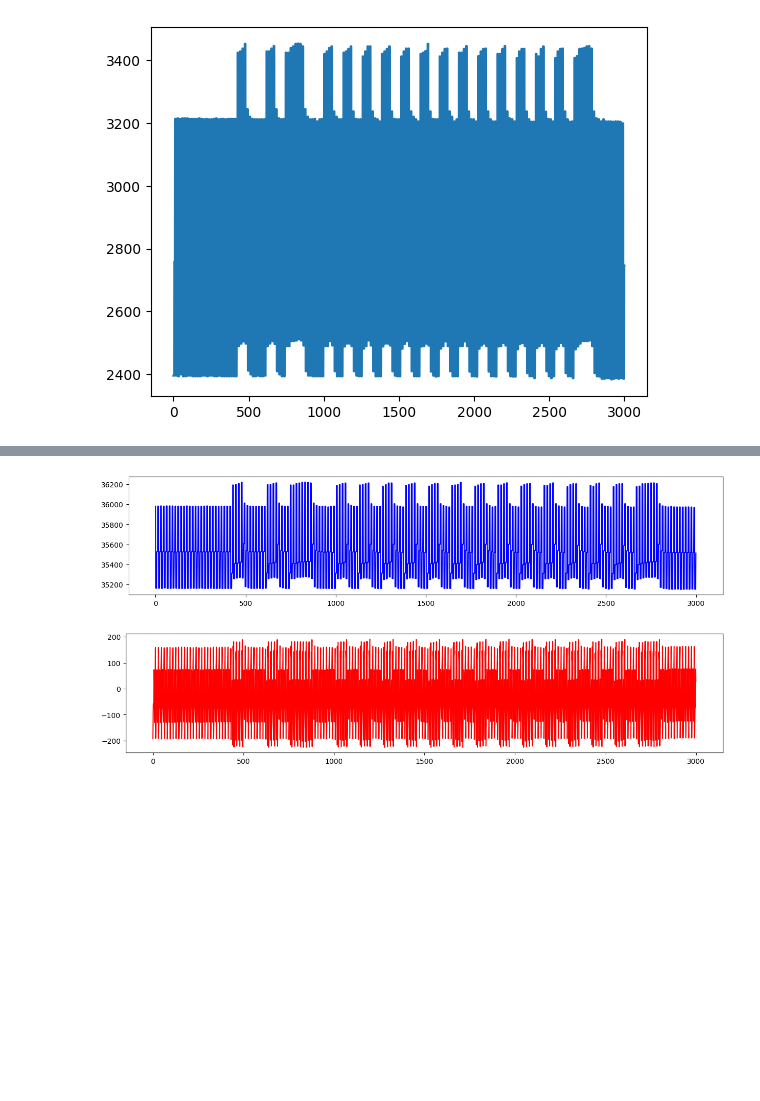
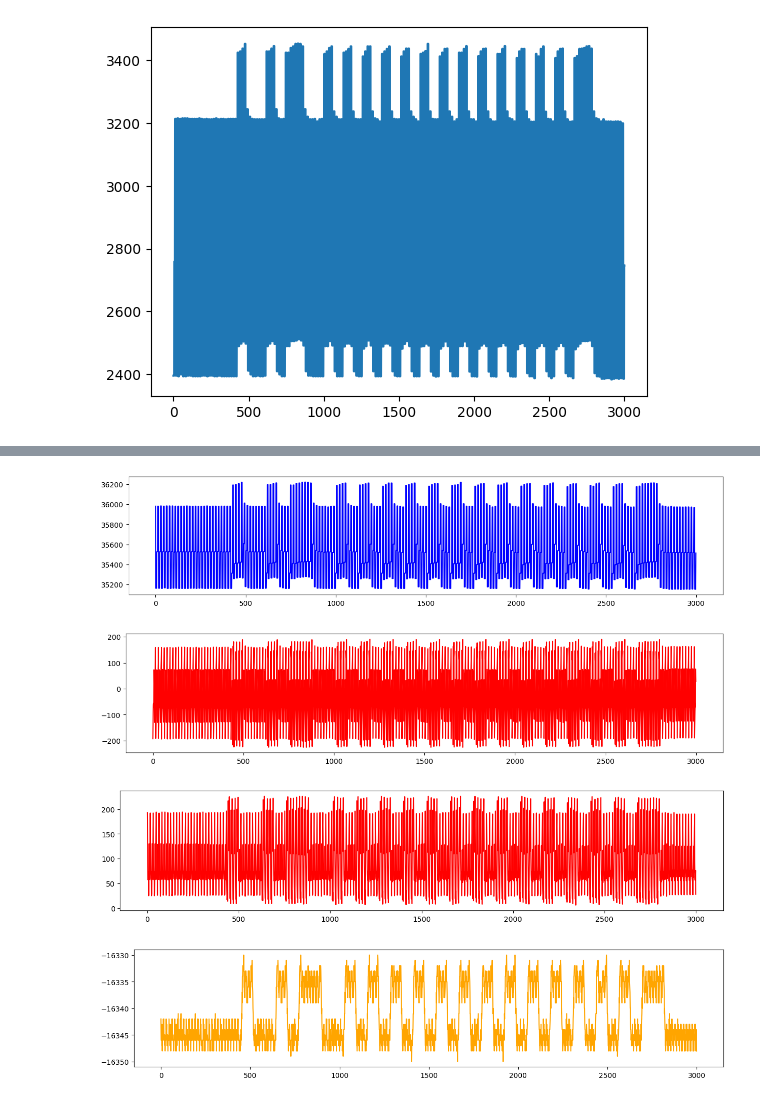
Before and after one commit to davidcastells/FPGA_NFC_transceiver, a Jupyter notebook: analysis/py4hw_response.ipynb, the cells around one changed output, grey strips where cells are left out. Drawn from its saved outputs; the diff is of its cells as text; code cells hidden in the pictures; blank space fills up the shorter version.

```diff
--- a/analysis/py4hw_response.ipynb
+++ b/analysis/py4hw_response.ipynb
@@ -229,16 +361,30 @@ print(x.shape)
 # %%
 import matplotlib.pyplot as plt
 plt.figure(figsize=(15,3))
 plt.plot(y, color='blue')
 #plt.ylim(30000, 1<<16)
 #plt.savefig('filteredsignal.png')
 plt.show()
 
 plt.figure(figsize=(15,3))
-plt.plot(filtered, color='red')
+plt.plot(h_filtered, color='red')
 #plt.ylim(-1<<15, 1<<15)
 #plt.savefig('filteredsignal.png')
 plt.show()
+
+plt.figure(figsize=(15,3))
+plt.plot(abs_filtered, color='red')
+#plt.ylim(-1<<15, 1<<15)
+#plt.savefig('filteredsignal.png')
+plt.show()
+
+plt.figure(figsize=(15,3))
+plt.plot(filtered, color='orange')
+#plt.ylim(-1<<15, 1<<15)
+#plt.savefig('filteredsignal.png')
+plt.show()
 # %% [output]
 [figure]
 [figure]
+[figure, added]
+[figure, added]
```
Also changed, not shown: parts of 13 cells of this notebook.
